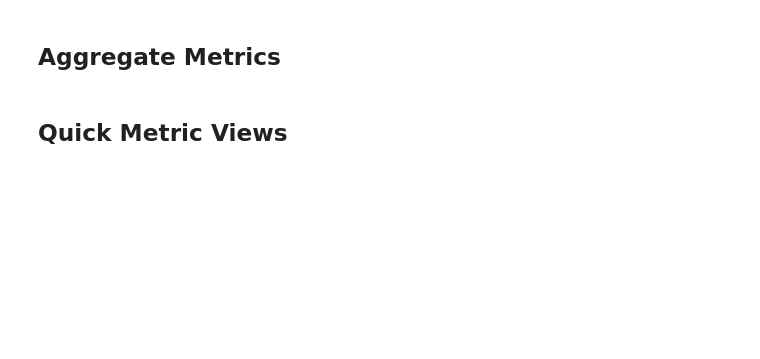
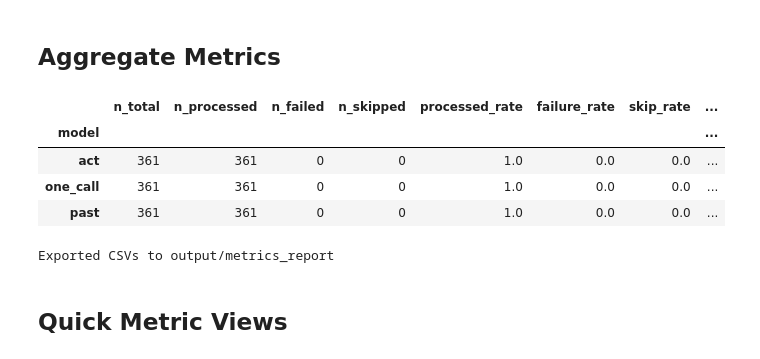
Before and after one commit to vmhieu51204/Rag_luat_test, a Jupyter notebook: evaluation_metrics_report.ipynb, the cells around one changed output. Saved outputs shown, nothing was run; the diff lists cells and outputs as text; code cells hidden in the pictures; blank space fills up the shorter version.

```diff
--- a/evaluation_metrics_report.ipynb
+++ b/evaluation_metrics_report.ipynb
@@ -28,9 +28,9 @@ from IPython.display import display
 from rag.core.sentencing import extract_imprisonment_months
 
 RESULT_FILES = {
-    "act": Path("act_full.json"),
-    "one_call": Path("output/reasoning_one_call_eval/final_results.json"),
-    "past": Path("output/generation_eval/final_past.json"),
+    "act": Path("combine_resoning_act_results.json"),
+    "one_call": Path("combine_onecal_results.json"),
+    "past": Path("combine_past_results.json"),
 }
 
 TEST_DIR = Path("chunk/test")
@@ -446,7 +465,9 @@ def aggregate_metrics(model_name: str, report: dict[str, Any]) -> dict[str, Any]
         "per_defendant_article_f1_macro": safe_mean(defs["article_f1"].tolist()),
         "exact_article_set_match_rate": safe_mean(defs["article_exact_match"].astype(float).tolist()),
         "sentence_exact_match_rate": safe_mean(defs["sentence_exact_match"].astype(float).tolist()),
-        "sentence_mae_months": safe_mean(defs["sentence_abs_error_months"].tolist()),
+        "sentence_rmse_months_micro": (math.sqrt(m) if (m := safe_mean((defs["sentence_error_months"] ** 2).tolist())) is not None else None),
+        "sentence_mae_months_micro": safe_mean(defs["sentence_abs_error_months"].tolist()),
+        "sentence_mae_months_macro": safe_mean(defs.groupby("doc_id")["sentence_abs_error_months"].mean().tolist()),
         "sentence_median_ae_months": safe_median(defs["sentence_abs_error_months"].tolist()),
         "sentence_within_3_month_rate": safe_mean(defs["sentence_within_3_months"].astype(float).tolist()),
         "sentence_within_6_month_rate": safe_mean(defs["sentence_within_6_months"].astype(float).tolist()),
@@ -476,33 +497,40 @@ def aggregate_metrics(model_name: str, report: dict[str, Any]) -> dict[str, Any]
         "phat_tien_present_when_gt_rate": safe_mean(defs.loc[defs["gt_phat_tien_present"], "phat_tien_present"].astype(float).tolist()),
         "trach_nhiem_dan_su_present_when_gt_rate": safe_mean(defs.loc[defs["gt_trach_nhiem_dan_su_present"], "trach_nhiem_dan_su_present"].astype(float).tolist()),
         "xu_ly_vat_chung_present_when_gt_rate": safe_mean(defs.loc[defs["gt_xu_ly_vat_chung_present"], "xu_ly_vat_chung_present"].astype(float).tolist()),
         "applied_law_nonempty_rate": safe_mean(defs["applied_law_nonempty"].astype(float).tolist()),
         "toi_danh_exact_normalized_match_rate": safe_mean(defs["toi_danh_exact_normalized_match"].astype(float).tolist()),
         "toi_danh_token_f1": safe_mean(defs["toi_danh_token_f1"].tolist()),
         "phat_tien_exact_normalized_match_rate": safe_mean(defs["phat_tien_exact_normalized_match"].astype(float).tolist()),
         "trach_nhiem_dan_su_token_f1": safe_mean(defs["trach_nhiem_dan_su_token_f1"].tolist()),
         "xu_ly_vat_chung_token_f1": safe_mean(defs["xu_ly_vat_chung_token_f1"].tolist()),
         "avg_input_tokens": safe_mean(docs["input_tokens"].tolist()),
         "avg_output_tokens": safe_mean(docs["output_tokens"].tolist()),
         "avg_total_tokens": safe_mean(docs["total_tokens"].tolist()),
         "total_input_tokens": docs["input_tokens"].sum(),
         "total_output_tokens": docs["output_tokens"].sum(),
         "total_tokens": docs["total_tokens"].sum(),
         "avg_llm_calls_per_doc": safe_mean(docs["llm_calls"].tolist()),
         "fallback_rate": safe_mean(docs["fallback_used"].astype(float).tolist()),
         "parse_failure_rate": safe_mean((docs["reason"] == "parse_error").astype(float).tolist()),
         "generation_failure_rate": safe_mean((docs["reason"] == "generation_error").astype(float).tolist()),
     }
 
 
 metrics_df = pd.DataFrame([aggregate_metrics(model, report) for model, report in reports.items()]).set_index("model")
 display(metrics_df.round(4))
 
 EXPORT_DIR.mkdir(parents=True, exist_ok=True)
 metrics_df.to_csv(EXPORT_DIR / "summary_metrics.csv")
 doc_df.to_csv(EXPORT_DIR / "doc_rows.csv", index=False)
 def_df.to_csv(EXPORT_DIR / "defendant_rows.csv", index=False)
 print(f"Exported CSVs to {EXPORT_DIR}")
+# %% [output]
+|  | n_total | n_processed | n_failed | n_skipped | processed_rate | failure_rate | skip_rate | ... |
+| model |  |  |  |  |  |  |  | ... |
+| act | 361 | 361 | 0 | 0 | 1.0 | 0.0 | 0.0 | ... |
+| one_call | 361 | 361 | 0 | 0 | 1.0 | 0.0 | 0.0 | ... |
+| past | 361 | 361 | 0 | 0 | 1.0 | 0.0 | 0.0 | ... |
+Exported CSVs to output/metrics_report
 # %% [markdown]
 ## Quick Metric Views
 # %%
```
Also changed, not shown: parts of 9 cells of this notebook, 14 other files.
